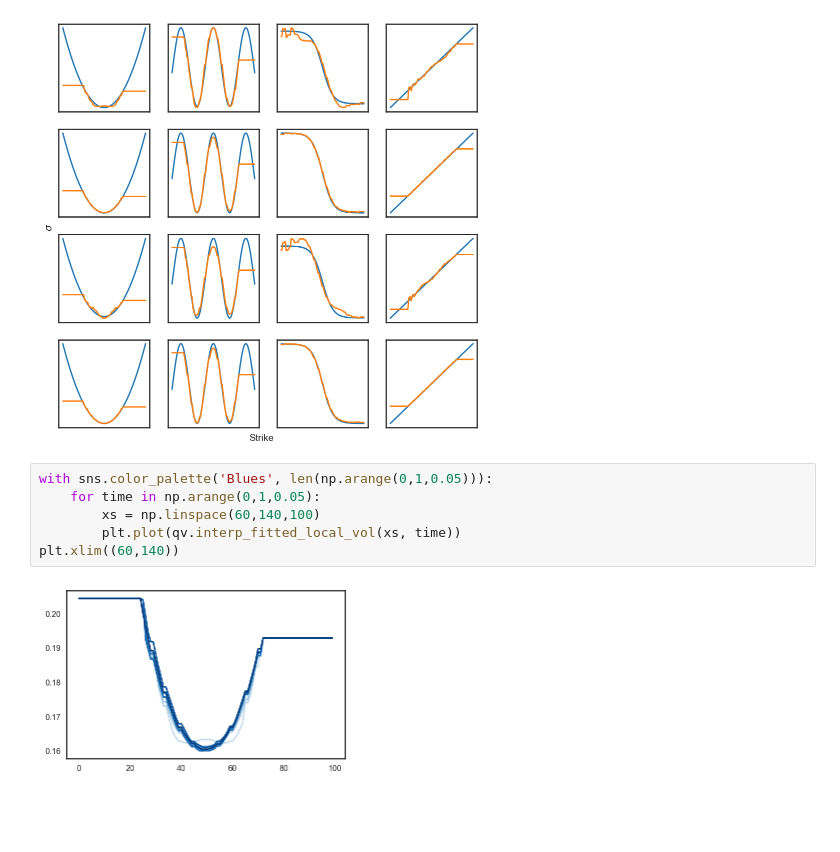
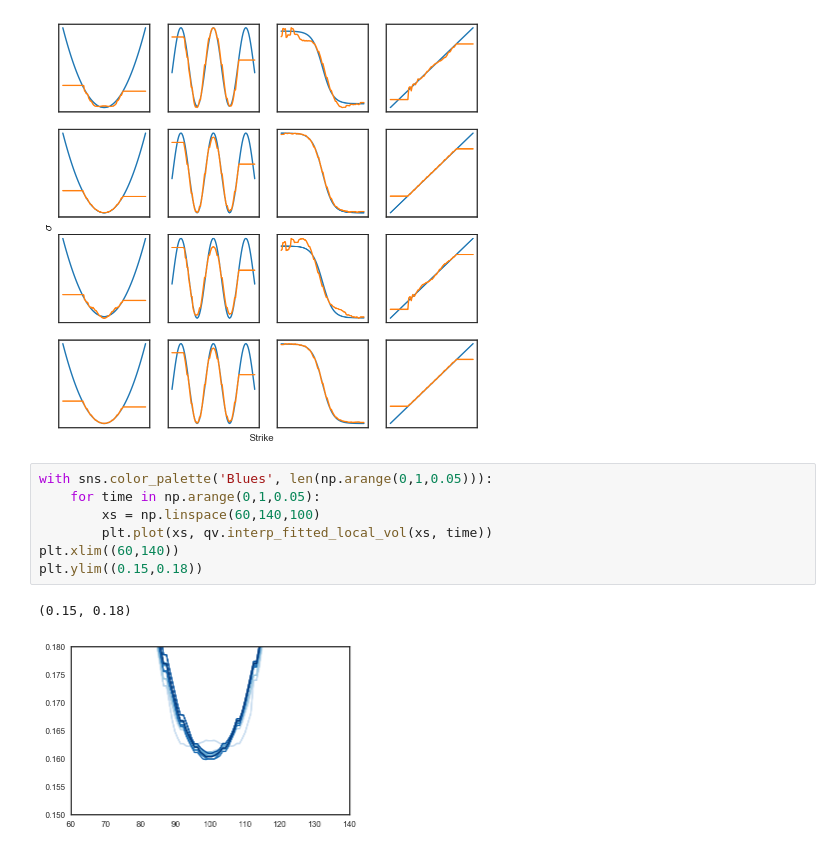
Before and after one commit to frtennis1/am205-options, a Jupyter notebook: Results.ipynb, the cells around one changed output. Cells and saved outputs as stored; diff of their text form; blank space fills up the shorter version.

Commit message:
graphs

```diff
--- a/Results.ipynb
+++ b/Results.ipynb
@@ -389,8 +389,10 @@ plt.savefig('report/figs/fits.eps')
 # %%
 with sns.color_palette('Blues', len(np.arange(0,1,0.05))):
     for time in np.arange(0,1,0.05):
         xs = np.linspace(60,140,100)
-        plt.plot(qv.interp_fitted_local_vol(xs, time))
+        plt.plot(xs, qv.interp_fitted_local_vol(xs, time))
 plt.xlim((60,140))
+plt.ylim((0.15,0.18))
 # %% [output]
+(0.15, 0.18)
-[figure, old version]
+[figure, new version]
```
Also changed, not shown: 5 other files.
